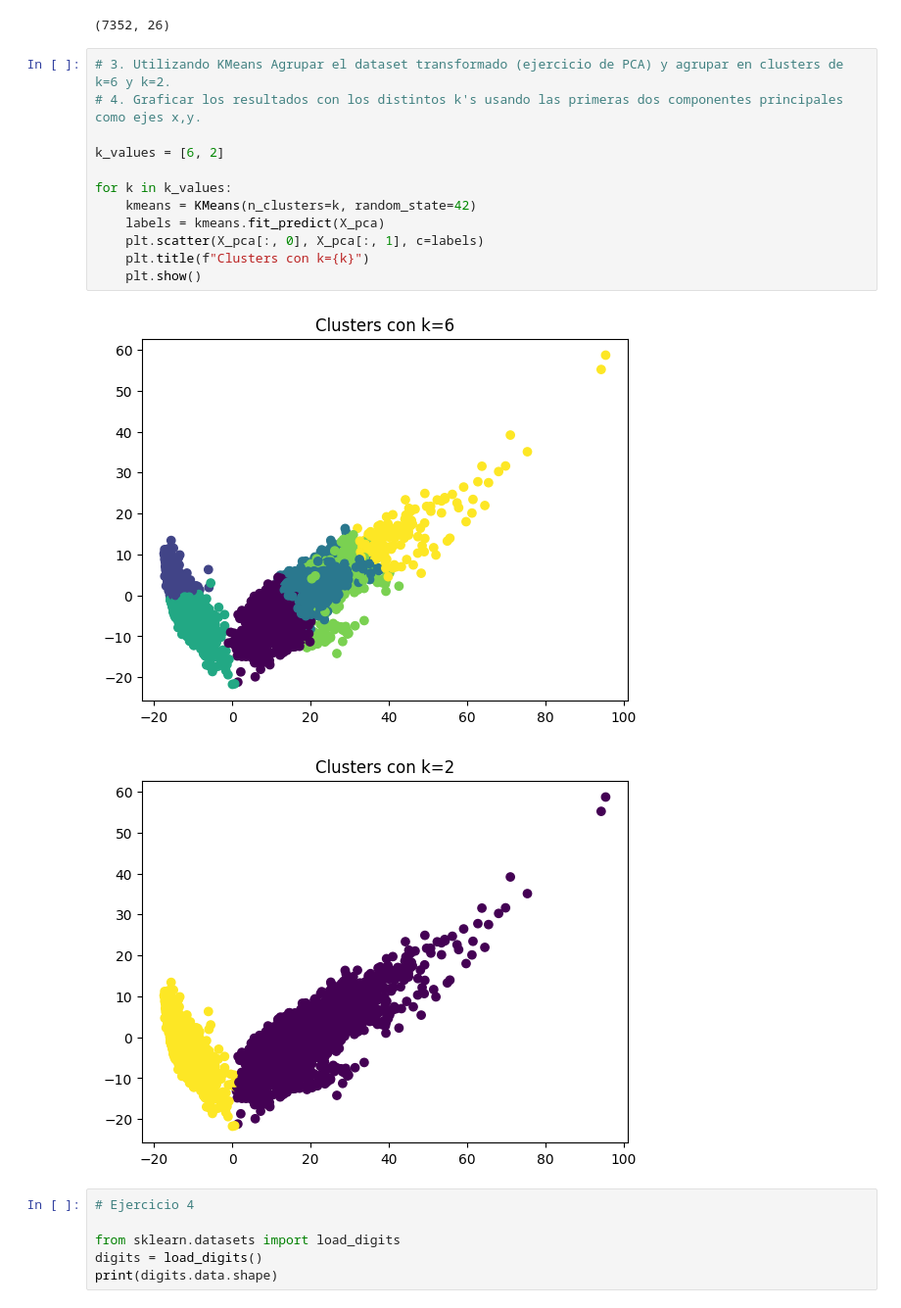
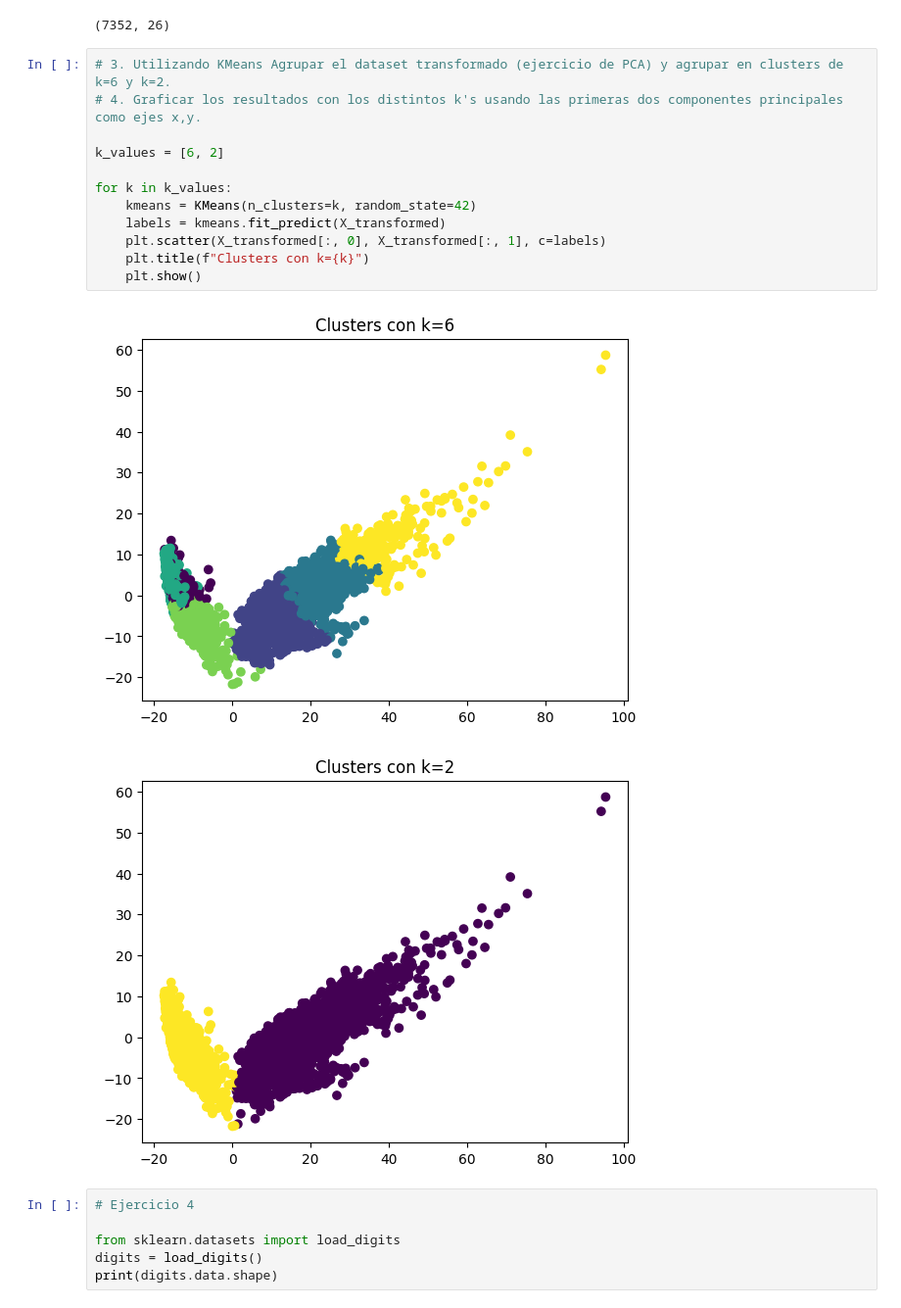
Before and after one commit to raczki/intro_ia, a Jupyter notebook: tp_integrador.ipynb, the cells around one changed output. Shown at 98% size. Cells and saved outputs as stored; diff of their text form.

```diff
--- a/tp_integrador.ipynb
+++ b/tp_integrador.ipynb
@@ -158,17 +158,17 @@ Número de componentes necesarias para explicar el 80% de la varianza: 26
 # %%
 # 3. Utilizando KMeans Agrupar el dataset transformado (ejercicio de PCA) y agrupar en clusters de k=6 y k=2.
 # 4. Graficar los resultados con los distintos k's usando las primeras dos componentes principales como ejes x,y.
 
 k_values = [6, 2]
 
 for k in k_values:
     kmeans = KMeans(n_clusters=k, random_state=42)
-    labels = kmeans.fit_predict(X_pca)
-    plt.scatter(X_pca[:, 0], X_pca[:, 1], c=labels)
+    labels = kmeans.fit_predict(X_transformed)
+    plt.scatter(X_transformed[:, 0], X_transformed[:, 1], c=labels)
     plt.title(f"Clusters con k={k}")
     plt.show()
 # %% [output]
-[figure, old version]
+[figure, new version]
 [figure]
 # %%
 # Ejercicio 4
```
Also changed, not shown: parts of 4 cells of this notebook, 3 other files.
